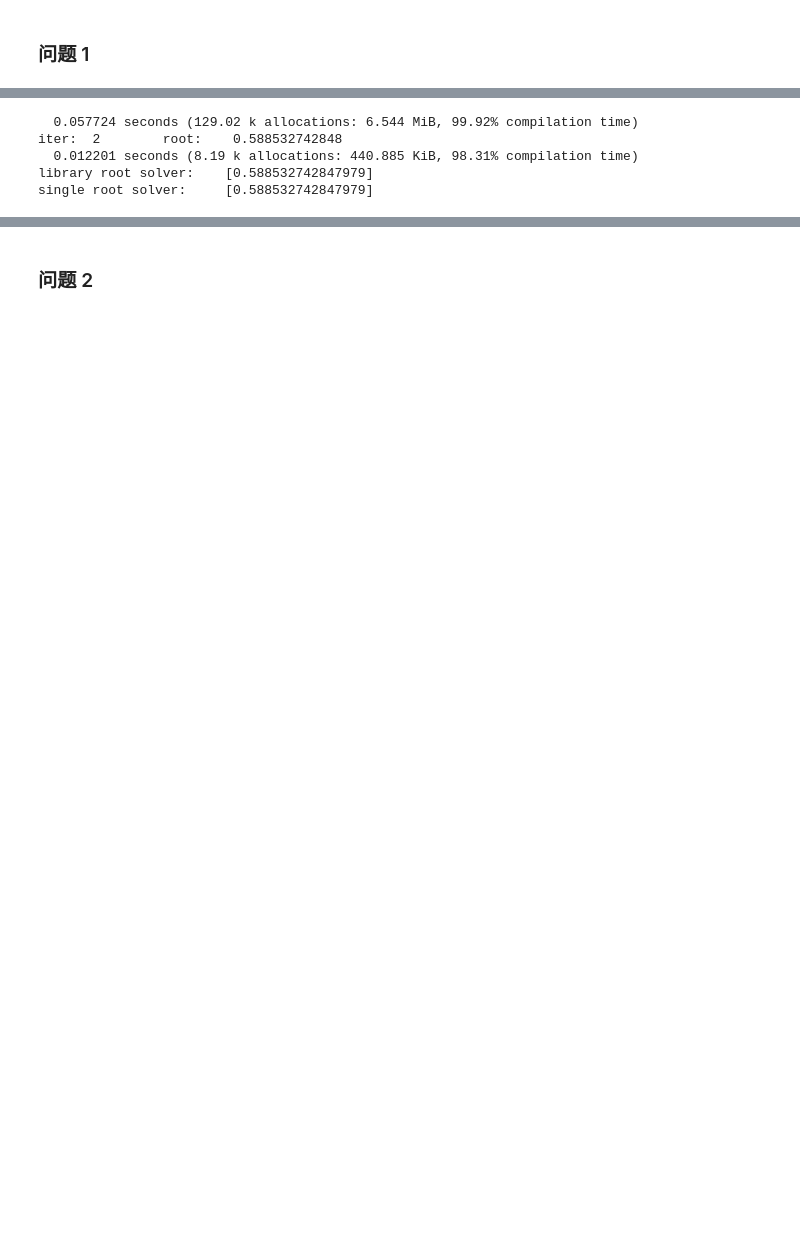
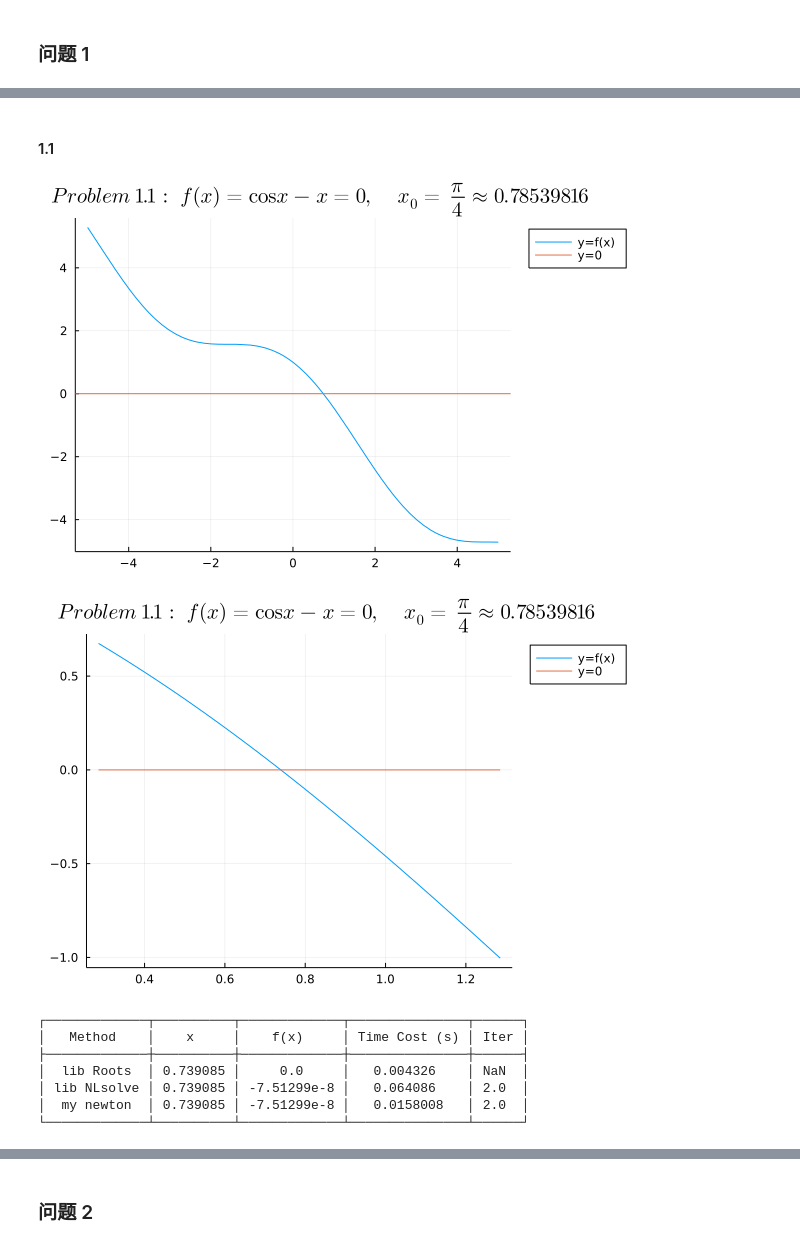
Before and after one commit to efJerryYang/computational-methods, a Jupyter notebook: hitsz/lab/code/lab4-newton.ipynb, the cells around one changed output, grey strips where cells are left out. Cells and saved outputs as stored; diff of their text form; code cells hidden in the pictures; blank space fills up the shorter version.

```diff
--- a/hitsz/lab/code/lab4-newton.ipynb
+++ b/hitsz/lab/code/lab4-newton.ipynb
@@ -100,34 +149,20 @@ single root solver:     [0.7390851781060086]
-# %%
-f(x) = exp(-x) - sin(x)
-df(x) = -exp(-x) - cos(x)
-x = range(start=-1 / 2, stop=2, length=100)
-c(x) = 0
-y = [f.(x), c.(x)]
-label = ["y=f(x)" "y=0"]
-display(plot(x, y, label=label))
-function f!(r, x)
-    r .= f.(x)
-end
-function j!(J, x)
-    (s1, s2) = size(J)
-    J .= zeros(s1, s1)
-    for i in 1:s1
-        J[i, i] = df(x[i])
-    end
-end
-ϵ1 = 1e-6
-ϵ2 = 1e-4
-N = 10
-x0 = 0.6
-@time sol = nlsolve(f!, j!, [x0]; method=:newton)
-# println(sol)
-r1 = sol.zero
-@time r2 = newton(f, df, ϵ1, ϵ2, N, x0)
-println("library root solver:\t$r1")
-println("single root solver:\t$([r2])")
-# %% [output]
-  0.057724 seconds (129.02 k allocations: 6.544 MiB, 99.92% compilation time)
-iter:  2        root:    0.588532742848
-  0.012201 seconds (8.19 k allocations: 440.885 KiB, 98.31% compilation time)
-library root solver:    [0.588532742847979]
-single root solver:     [0.588532742847979]
+# %% [markdown]
+#### 1.1
+# %%
+f(x) = cos(x) - x
+ϵ1 = 1e-6
+ϵ2 = 1e-4
+N = 10
+x0 = pi / 4
+title = L"Problem\ 1.1:\ f(x)=\cos x -x=0,~~~~x_0=\frac{\pi}{4}\approx 0.78539816"
+show_result(f, x0, ϵ1, ϵ2, N, title)
+# %% [output]
+[figure, added]
+[figure, added]
+┌─────────────┬──────────┬─────────────┬───────────────┬──────┐
+│   Method    │    x     │    f(x)     │ Time Cost (s) │ Iter │
+├─────────────┼──────────┼─────────────┼───────────────┼──────┤
+│  lib Roots  │ 0.739085 │     0.0     │   0.004326    │ NaN  │
+│ lib NLsolve │ 0.739085 │ -7.51299e-8 │   0.064086    │ 2.0  │
+│  my newton  │ 0.739085 │ -7.51299e-8 │   0.0158008   │ 2.0  │
+└─────────────┴──────────┴─────────────┴───────────────┴──────┘
```
Also changed, not shown: parts of 14 cells of this notebook.
